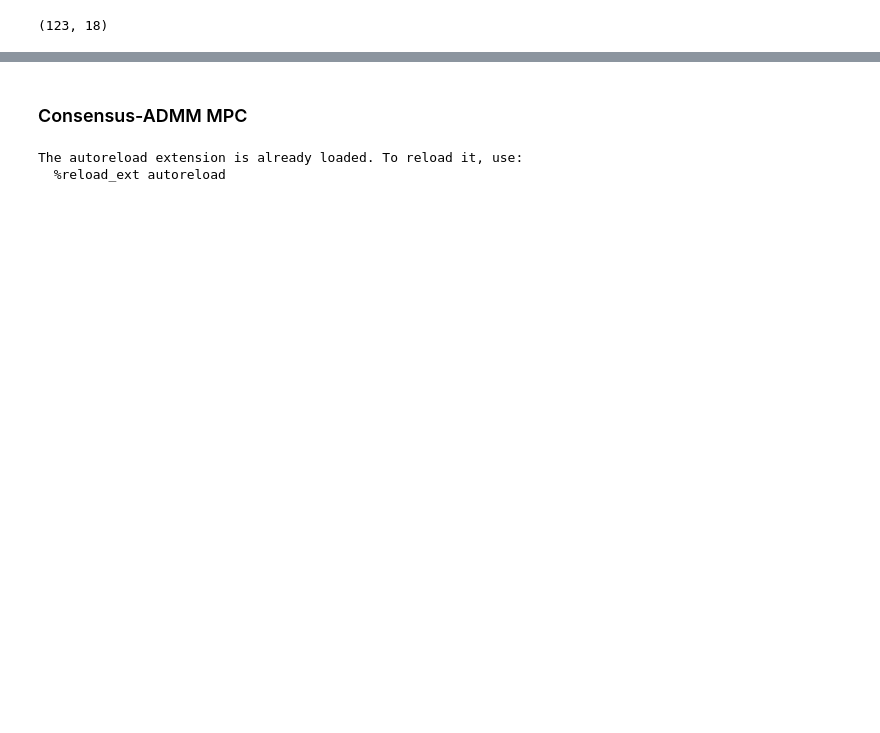
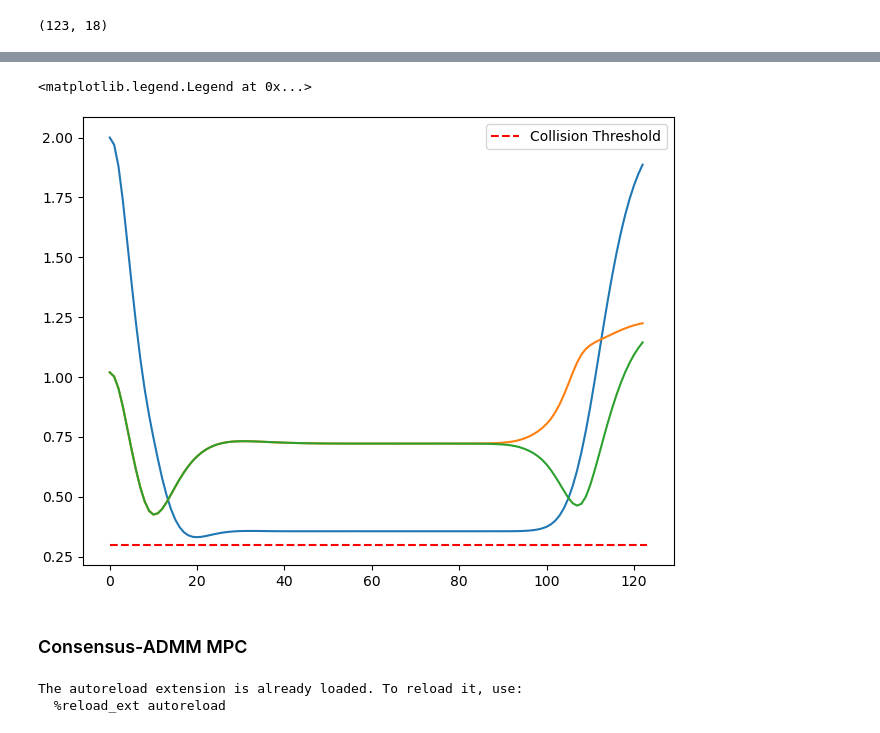
Before and after one commit to labicon/Potential-ADMM_code, a Jupyter notebook: distributed_ADMM/scratch.ipynb, the cells around one changed output, grey strips where cells are left out. Cells and saved outputs as stored; diff of their text form; code cells hidden in the pictures; blank space fills up the shorter version.

Commit message:
debugging full ADMM

```diff
--- a/distributed_ADMM/scratch.ipynb
+++ b/distributed_ADMM/scratch.ipynb
@@ -233,4 +241,12 @@ plt.legend(plt.gca().get_children()[1:3], ["Start Position", "Goal Position"])
 [figure]
+# %%
+plt.figure(dpi=100)
+plt.plot(np.arange(0,X_full.shape[0]),dpilqr.compute_pairwise_distance(X_full,[6,6,6],3));
+plt.hlines(0.3,0, X_full.shape[0],linestyle='--', color='r',label='Collision Threshold')
+plt.legend()
+# %% [output]
+<matplotlib.legend.Legend at 0x...>
+[figure, added]
 # %% [markdown]
 ### Consensus-ADMM MPC
 # %%
```
Also changed, not shown: parts of 13 cells of this notebook, 1 other file.
